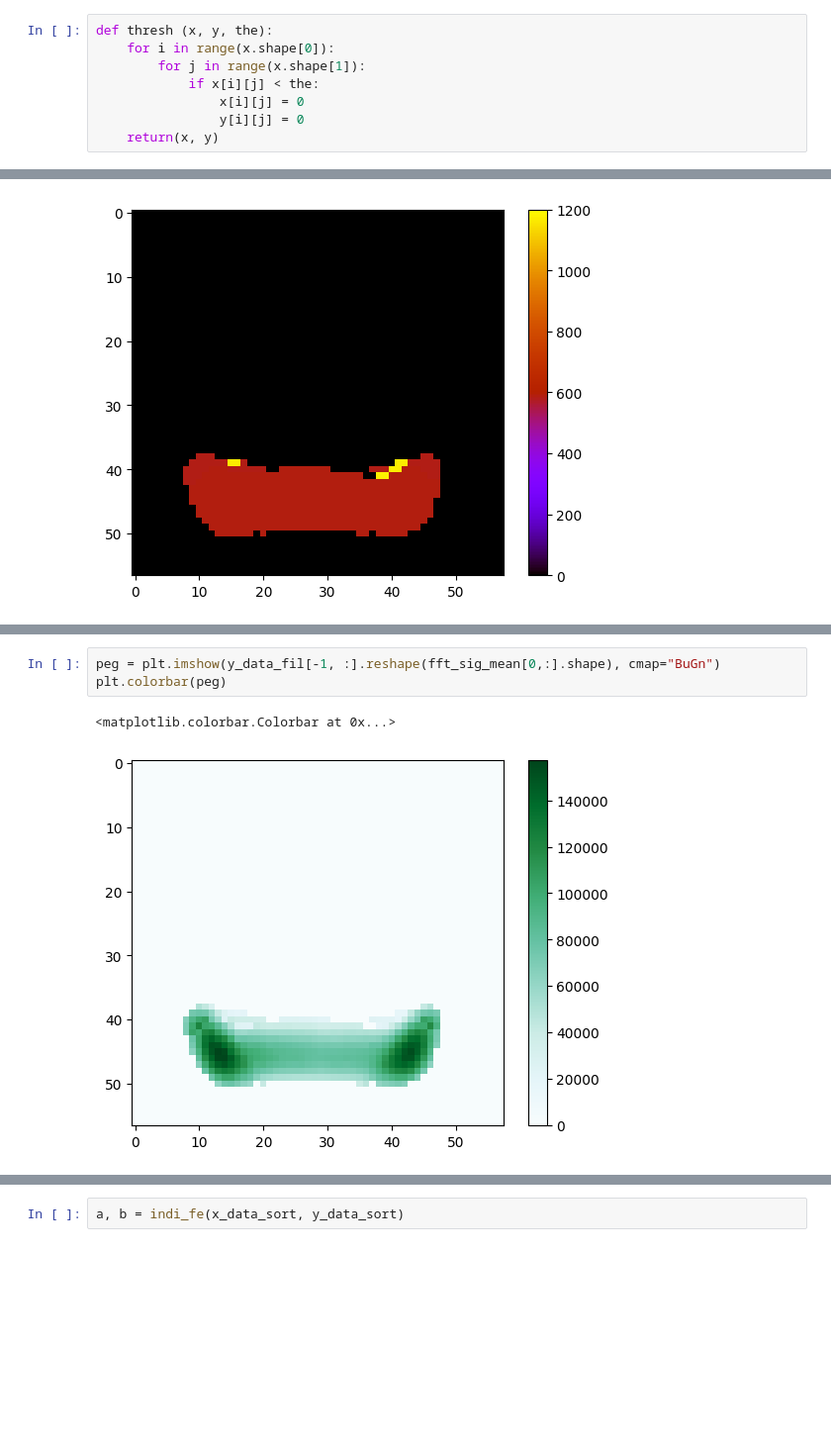
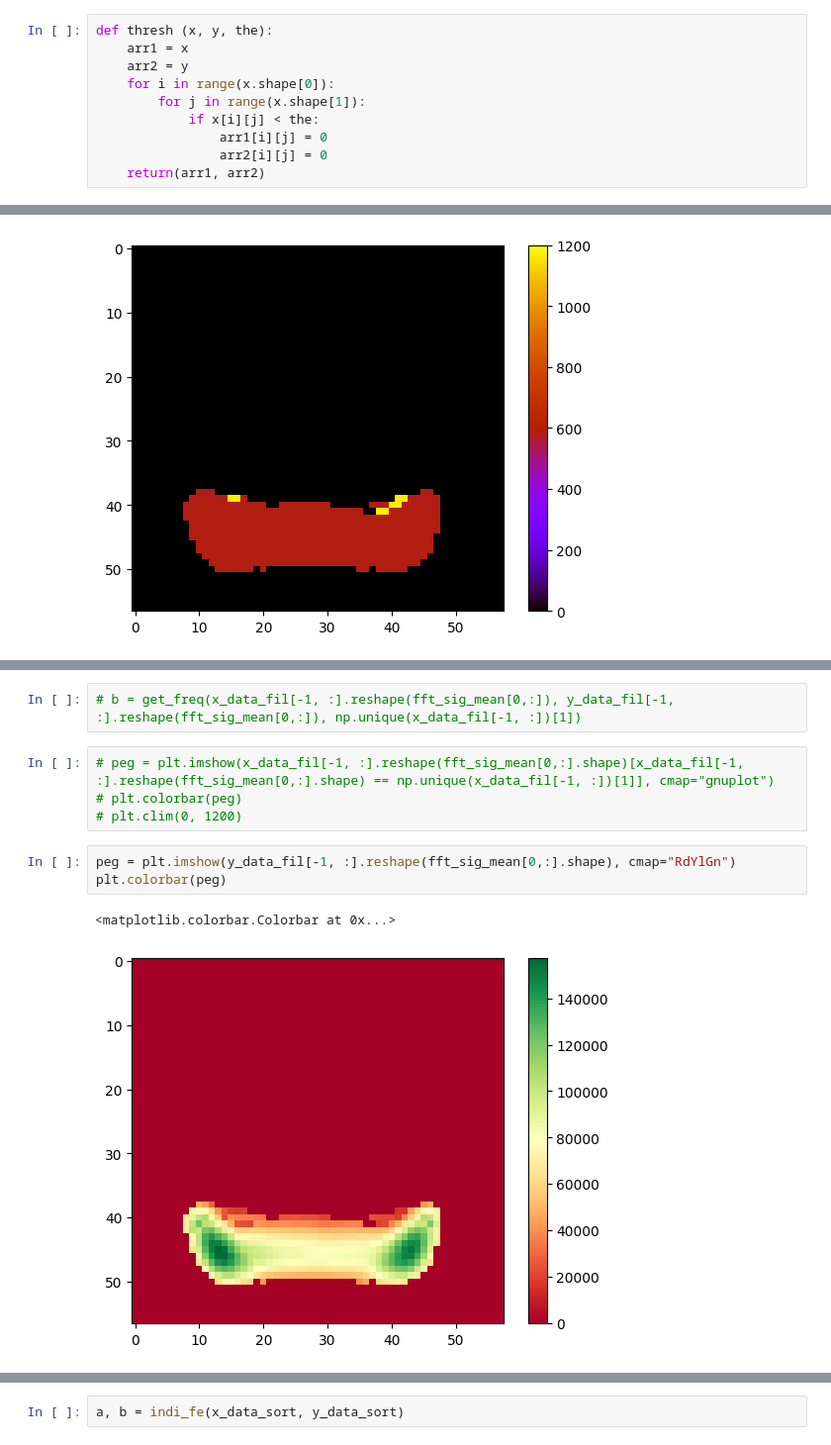
Before and after one commit to CaffineAddic/Wavelet_transforms_in_schlieren_flame_images, a Jupyter notebook: harr_transform_german.ipynb, the cells around one changed output, grey strips where cells are left out. Shown at 99% size. Saved outputs shown, nothing was run; the diff lists cells and outputs as text; blank space fills up the shorter version.

Commit message:
Final heat map images are calculated

```diff
--- a/harr_transform_german.ipynb
+++ b/harr_transform_german.ipynb
@@ -287,12 +287,14 @@ plt.ylim(ymin=0, ymax=10)
 [figure]
 # %%
 def thresh (x, y, the):
+    arr1 = x
+    arr2 = y
     for i in range(x.shape[0]):
         for j in range(x.shape[1]):
             if x[i][j] < the:
-                x[i][j] = 0
-                y[i][j] = 0
-    return(x, y)
+                arr1[i][j] = 0
+                arr2[i][j] = 0
+    return(arr1, arr2)
 # %%
 x_data_fil, y_data_fil = thresh(x_data_sort, y_data_sort, 400)
 # %%
@@ -304,9 +340,15 @@ plt.clim(0, 1200)
+# %%
+# b = get_freq(x_data_fil[-1, :].reshape(fft_sig_mean[0,:]), y_data_fil[-1, :].reshape(fft_sig_mean[0,:]), np.unique(x_data_fil[-1, :])[1])
+# %%
+# peg = plt.imshow(x_data_fil[-1, :].reshape(fft_sig_mean[0,:].shape)[x_data_fil[-1, :].reshape(fft_sig_mean[0,:].shape) == np.unique(x_data_fil[-1, :])[1]], cmap="gnuplot")
+# plt.colorbar(peg)
+# plt.clim(0, 1200)
 # %%
-peg = plt.imshow(y_data_fil[-1, :].reshape(fft_sig_mean[0,:].shape), cmap="BuGn")
+peg = plt.imshow(y_data_fil[-1, :].reshape(fft_sig_mean[0,:].shape), cmap="RdYlGn")
 plt.colorbar(peg)
 # %% [output]
 <matplotlib.colorbar.Colorbar at 0x...>
-[figure, old version]
+[figure, new version]
 # %%
 def indi_fe(x, y):
     a = []
```
Also changed, not shown: parts of 23 cells of this notebook.
